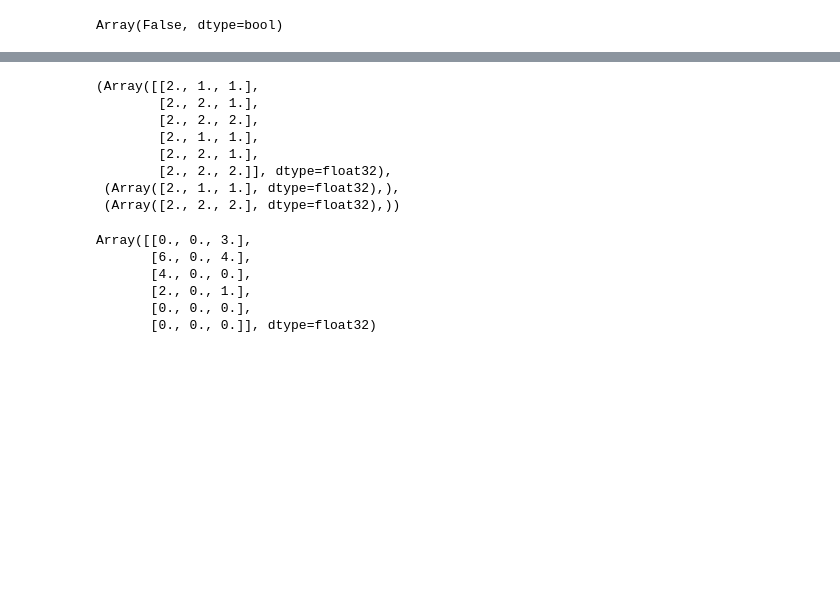
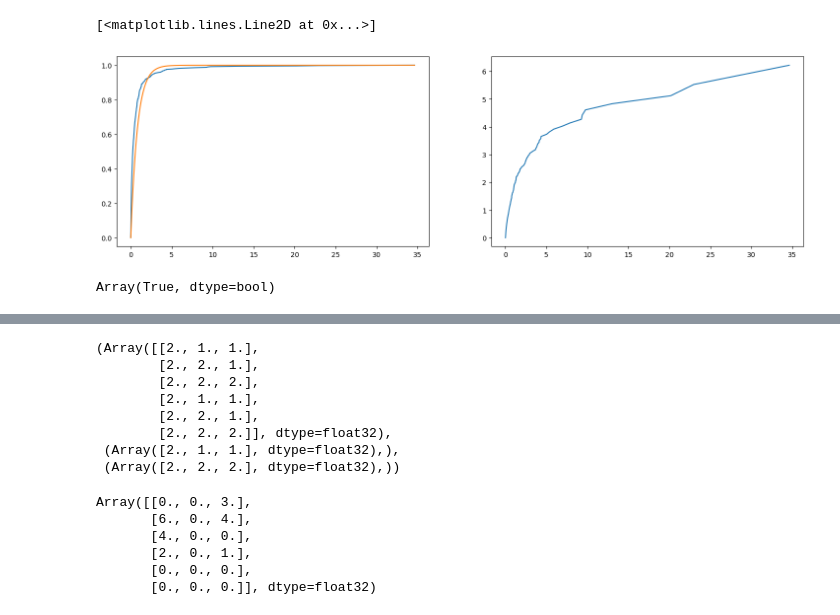
Before and after one commit to theo-long/uPHATE, a Jupyter notebook: examples/sparsity.ipynb, the cells around one changed output, grey strips where cells are left out. Cells and saved outputs as stored; diff of their text form; code cells hidden in the pictures; blank space fills up the shorter version.

```diff
--- a/examples/sparsity.ipynb
+++ b/examples/sparsity.ipynb
@@ -36,6 +11,35 @@ def mds_loss(embedding: jax.Array, data: jax.Array):
 # %%
-X = jnp.load("../X.npy")
+X = jnp.load("../X_N500_D50_LNone_rev.npy")
+J = jnp.load("../J_N500_D50_LNone_rev.npy")
-# %%
-jnp.isnan(jax.jacobian(jax.grad(mds_loss))(X[:20], X[:20])).any()
-# %% [output]
-Array(False, dtype=bool)
+# %%
+grad_magnitudes = jnp.linalg.norm(J[:, 0, :, :], axis=-1)
+x = jnp.sort(grad_magnitudes[0])
+
+y_cdf = jnp.arange(1, grad_magnitudes.shape[0] + 1) / grad_magnitudes.shape[0]
+i_ranks = jnp.arange(1, grad_magnitudes.shape[0] + 1)
+y_qq_plot = -jnp.log(1 - (i_ranks / (grad_magnitudes.shape[0] + 1)))
+
+lambda_hat = 1.0 / jnp.mean(x)
+scale_hat = 1.0 / lambda_hat # scale = 1/lambda
+
+# 1. ECDF (Sample)
+# The y-axis values are the cumulative probabilities (i/n)
+y_ecdf = jnp.arange(1, grad_magnitudes.shape[0] + 1) / grad_magnitudes.shape[0]
+
+# 2. Theoretical CDF
+x_theoretical = jnp.linspace(0, x.max(), 300)
+# F(x) = 1 - e^(-lambda * x)
+y_theoretical = jax.scipy.stats.expon.cdf(x_theoretical, scale=scale_hat)
+
+fig, ax = plt.subplots(1, 2, figsize=(18, 5))
+
+ax[0].plot(x, y_ecdf)
+ax[0].plot(x_theoretical, y_theoretical)
+ax[1].plot(x, y_qq_plot)
+# %% [output]
+[<matplotlib.lines.Line2D at 0x...>]
+[figure, added]
+# %%
+(jnp.sort(grad_magnitudes, axis=1, descending=True).cumsum(axis=1) > 0 ).all()
+# %% [output]
+Array(True, dtype=bool)
```
Also changed, not shown: parts of 4 cells of this notebook, 1 other file.
